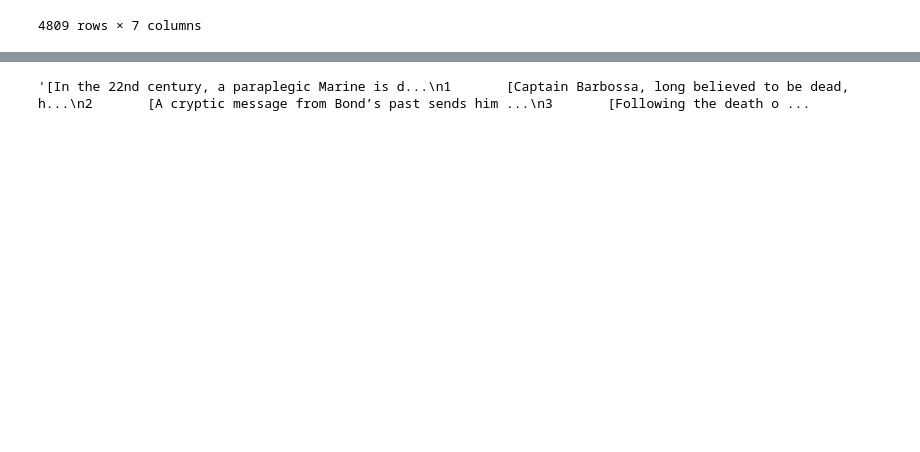
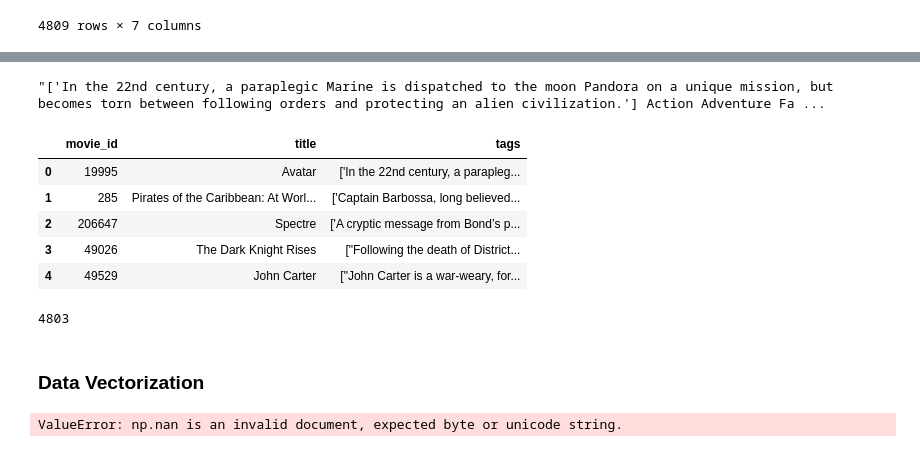
Before and after one commit to Diegomca98/4geeks-ml-template-prjs, a Jupyter notebook: src/explore.ipynb, the cells around one changed output, grey strips where cells are left out. Saved outputs shown, nothing was run; the diff lists cells and outputs as text; code cells hidden in the pictures; blank space fills up the shorter version.

Commit message:
<Add>Data clean up done | Data Vectorization using TfidfVectorizer() broken

```diff
--- a/src/explore.ipynb
+++ b/src/explore.ipynb
@@ -197,14 +186,8 @@ James Cameron
 # %%
-merged_data["overview"] = merged_data["overview"].apply(lambda x: [str(x)])
-merged_data["genres"] = merged_data["genres"].apply(lambda x: [str(genre) for genre in x])
-merged_data["keywords"] = merged_data["keywords"].apply(lambda x: [str(keyword) for keyword in x])
-merged_data["cast"] = merged_data["cast"].apply(lambda x: [str(actor) for actor in x])
-merged_data["crew"] = merged_data["crew"].apply(lambda x: [str(crew_member) for crew_member in x])
-
-merged_data["tags"] = merged_data["overview"] + merged_data["genres"] + merged_data["keywords"] + merged_data["cast"] + merged_data["crew"]
-merged_data["tags"] = merged_data["tags"].apply(lambda x: ",".join(x).replace(",", " "))
-
-merged_data.drop(columns = ["genres", "keywords", "cast", "crew", "overview"], inplace = True)
-
-merged_data.iloc[0].tags
+merged_data["overview"] = merged_data["overview"].apply(lambda x: str(x))
+merged_data['cast'] = merged_data['cast'].apply(lambda x: ' '.join(actor.replace(' ', '') for actor in x))
+merged_data['keywords'] = merged_data['keywords'].apply(lambda x: ' '.join(kw.replace(' ', '') for kw in x))
+merged_data['genres'] = merged_data['genres'].apply(lambda x: ' '.join(genre.replace(' ', '') for genre in x))
+merged_data['tags'] = merged_data['overview'] + " " + merged_data["genres"] + " " + merged_data["keywords"] + " " + merged_data["cast"] + " " + merged_data["crew"]
+merged_data.head()
 # %% [output]
@@ -212,6 +200,23 @@ TypeError: 'NoneType' object is not iterable
+# %%
+merged_data['tags'][0]
+# %% [output]
+"['In the 22nd century, a paraplegic Marine is dispatched to the moon Pandora on a unique mission, but becomes torn between following orders and protecting an alien civilization.'] Action Adventure Fa ...
 # %%
-merged_data.drop(columns=['genres','keywords','cast', 'crew'], inplace=True)
+merged_data.drop(columns=['genres','keywords','cast', 'crew', 'overview'], inplace=True)
-# %%
-merged_data['tags'][0][8:]
-# %% [output]
-'[In the 22nd century, a paraplegic Marine is d...\n1       [Captain Barbossa, long believed to be dead, h...\n2       [A cryptic message from Bond’s past sends him ...\n3       [Following the death o ...
+# %%
+merged_data.head()
+# %% [output]
+|  | movie_id | title | tags |
+| 0 | 19995 | Avatar | ['In the 22nd century, a parapleg... |
+| 1 | 285 | Pirates of the Caribbean: At Worl... | ['Captain Barbossa, long believed... |
+| 2 | 206647 | Spectre | ['A cryptic message from Bond’s p... |
+| 3 | 49026 | The Dark Knight Rises | ["Following the death of District... |
+| 4 | 49529 | John Carter | ["John Carter is a war-weary, for... |
+# %%
+merged_data.to_csv("../data/processed/clean_data.csv", index = False)
+
+conn = sqlite3.connect("../data/movies_database.db")
+
+movies.to_sql("clean_movies_data", conn, if_exists = "replace", index = False)
+# %% [output]
+4803
@@ -217,0 +225,7 @@ merged_data['tags'][0][8:]
+# %% [markdown]
+### Data Vectorization
+# %%
+vectorizer = TfidfVectorizer()
+tfid_mtx = vectorizer.fit_transform(clean_movies['tags'])
+# %% [output]
+ValueError: np.nan is an invalid document, expected byte or unicode string.
```
Also changed, not shown: parts of 5 cells of this notebook, 3 other files.
